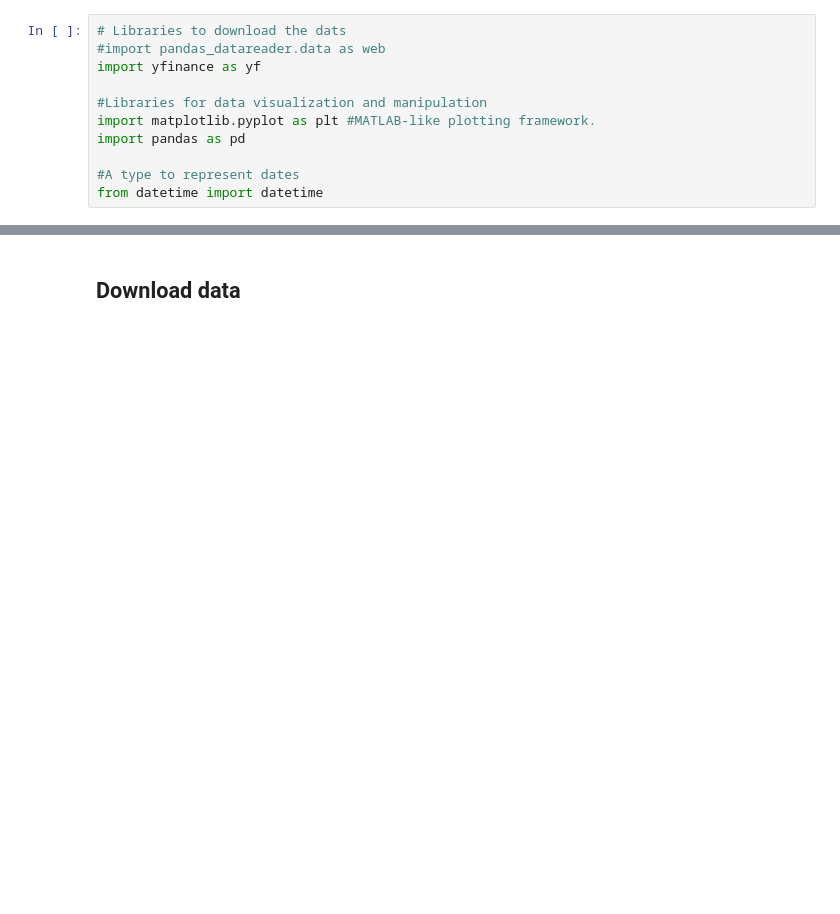
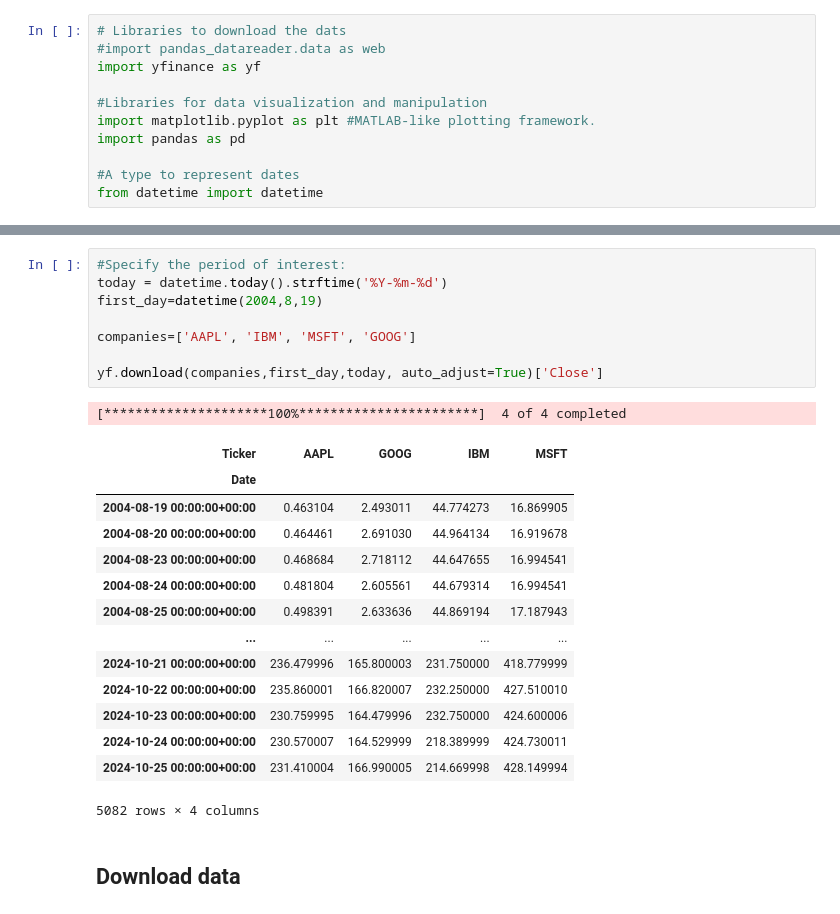
Before and after one commit to EMbeDS-education/OCP_Python4Finance2024, a Jupyter notebook: jupyter/jupyterNotebooks/classes_4_6.ipynb, the cells around one changed output, grey strips where cells are left out. Saved outputs shown, nothing was run; the diff lists cells and outputs as text; blank space fills up the shorter version.

```diff
--- a/jupyter/jupyterNotebooks/classes_4_6.ipynb
+++ b/jupyter/jupyterNotebooks/classes_4_6.ipynb
@@ -1926,3 +1934,27 @@ from datetime import datetime
+# %%
+#Specify the period of interest:
+today = datetime.today().strftime('%Y-%m-%d')
+first_day=datetime(2004,8,19)
+
+companies=['AAPL', 'IBM', 'MSFT', 'GOOG']
+
+yf.download(companies,first_day,today, auto_adjust=True)['Close']
+# %% [output]
+[*********************100%***********************]  4 of 4 completed
+| Ticker | AAPL | GOOG | IBM | MSFT |
+| Date |  |  |  |  |
+| 2004-08-19 00:00:00+00:00 | 0.463104 | 2.493011 | 44.774273 | 16.869905 |
+| 2004-08-20 00:00:00+00:00 | 0.464461 | 2.691030 | 44.964134 | 16.919678 |
+| 2004-08-23 00:00:00+00:00 | 0.468684 | 2.718112 | 44.647655 | 16.994541 |
+| 2004-08-24 00:00:00+00:00 | 0.481804 | 2.605561 | 44.679314 | 16.994541 |
+| 2004-08-25 00:00:00+00:00 | 0.498391 | 2.633636 | 44.869194 | 17.187943 |
+| ... | ... | ... | ... | ... |
+| 2024-10-21 00:00:00+00:00 | 236.479996 | 165.800003 | 231.750000 | 418.779999 |
+| 2024-10-22 00:00:00+00:00 | 235.860001 | 166.820007 | 232.250000 | 427.510010 |
+| 2024-10-23 00:00:00+00:00 | 230.759995 | 164.479996 | 232.750000 | 424.600006 |
+| 2024-10-24 00:00:00+00:00 | 230.570007 | 164.529999 | 218.389999 | 424.730011 |
+| 2024-10-25 00:00:00+00:00 | 231.410004 | 166.990005 | 214.669998 | 428.149994 |
+5082 rows × 4 columns
 # %% [markdown]
 ## Download data
 # %%
```
Also changed, not shown: parts of 21 cells of this notebook.
